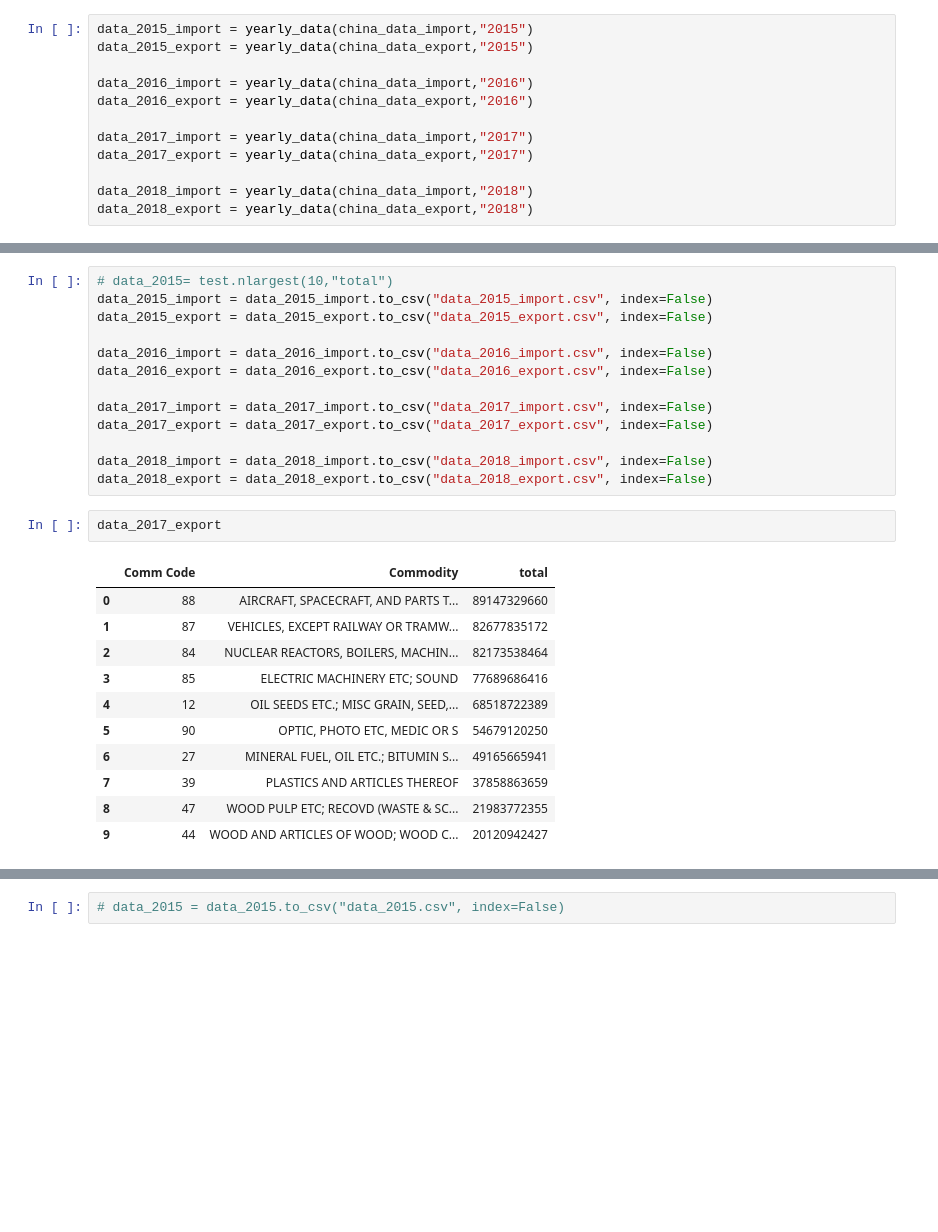
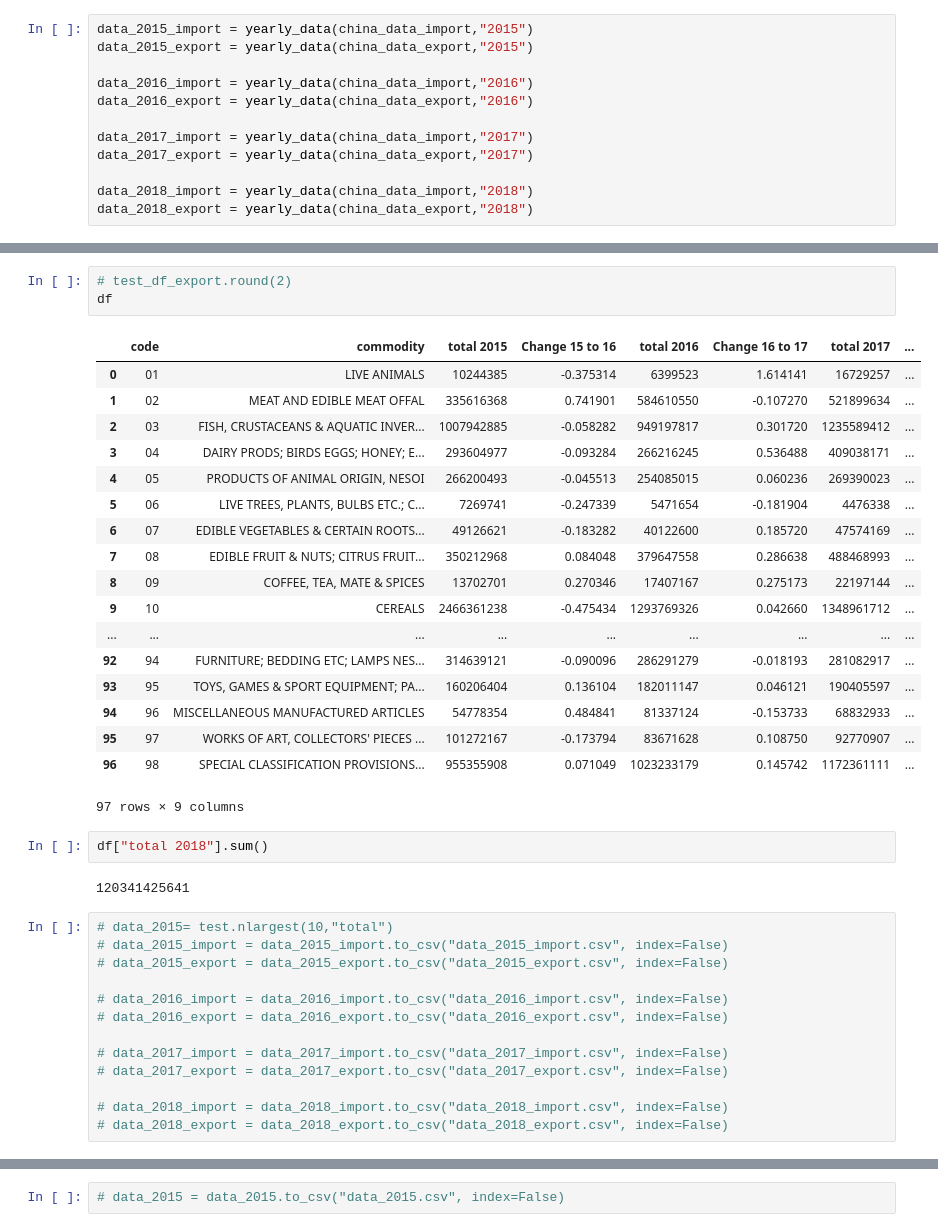
Before and after one commit to Sailendra-Mahapatra/Project2, a Jupyter notebook: malik/malik.ipynb, the cells around one changed output, grey strips where cells are left out. Drawn from its saved outputs; the diff is of its cells as text; blank space fills up the shorter version.

```diff
--- a/malik/malik.ipynb
+++ b/malik/malik.ipynb
@@ -99,27 +209,39 @@ data_2018_export = yearly_data(china_data_export,"2018")
+# %%
+# test_df_export.round(2)
+df
+# %% [output]
+|  | code | commodity | total 2015 | Change 15 to 16 | total 2016 | Change 16 to 17 | total 2017 | ... |
+| 0 | 01 | LIVE ANIMALS | 10244385 | -0.375314 | 6399523 | 1.614141 | 16729257 | ... |
+| 1 | 02 | MEAT AND EDIBLE MEAT OFFAL | 335616368 | 0.741901 | 584610550 | -0.107270 | 521899634 | ... |
+| 2 | 03 | FISH, CRUSTACEANS & AQUATIC INVER... | 1007942885 | -0.058282 | 949197817 | 0.301720 | 1235589412 | ... |
+| 3 | 04 | DAIRY PRODS; BIRDS EGGS; HONEY; E... | 293604977 | -0.093284 | 266216245 | 0.536488 | 409038171 | ... |
+| 4 | 05 | PRODUCTS OF ANIMAL ORIGIN, NESOI | 266200493 | -0.045513 | 254085015 | 0.060236 | 269390023 | ... |
+| 5 | 06 | LIVE TREES, PLANTS, BULBS ETC.; C... | 7269741 | -0.247339 | 5471654 | -0.181904 | 4476338 | ... |
+| 6 | 07 | EDIBLE VEGETABLES & CERTAIN ROOTS... | 49126621 | -0.183282 | 40122600 | 0.185720 | 47574169 | ... |
+| 7 | 08 | EDIBLE FRUIT & NUTS; CITRUS FRUIT... | 350212968 | 0.084048 | 379647558 | 0.286638 | 488468993 | ... |
+| 8 | 09 | COFFEE, TEA, MATE & SPICES | 13702701 | 0.270346 | 17407167 | 0.275173 | 22197144 | ... |
+| 9 | 10 | CEREALS | 2466361238 | -0.475434 | 1293769326 | 0.042660 | 1348961712 | ... |
+| ... | ... | ... | ... | ... | ... | ... | ... | ... |
+| 92 | 94 | FURNITURE; BEDDING ETC; LAMPS NES... | 314639121 | -0.090096 | 286291279 | -0.018193 | 281082917 | ... |
+| 93 | 95 | TOYS, GAMES & SPORT EQUIPMENT; PA... | 160206404 | 0.136104 | 182011147 | 0.046121 | 190405597 | ... |
+| 94 | 96 | MISCELLANEOUS MANUFACTURED ARTICLES | 54778354 | 0.484841 | 81337124 | -0.153733 | 68832933 | ... |
+| 95 | 97 | WORKS OF ART, COLLECTORS' PIECES ... | 101272167 | -0.173794 | 83671628 | 0.108750 | 92770907 | ... |
+| 96 | 98 | SPECIAL CLASSIFICATION PROVISIONS... | 955355908 | 0.071049 | 1023233179 | 0.145742 | 1172361111 | ... |
+97 rows × 9 columns
+# %%
+df["total 2018"].sum()
+# %% [output]
+120341425641
 # %%
 # data_2015= test.nlargest(10,"total")
-data_2015_import = data_2015_import.to_csv("data_2015_import.csv", index=False)
-data_2015_export = data_2015_export.to_csv("data_2015_export.csv", index=False)
+# data_2015_import = data_2015_import.to_csv("data_2015_import.csv", index=False)
+# data_2015_export = data_2015_export.to_csv("data_2015_export.csv", index=False)
 
-data_2016_import = data_2016_import.to_csv("data_2016_import.csv", index=False)
-data_2016_export = data_2016_export.to_csv("data_2016_export.csv", index=False)
+# data_2016_import = data_2016_import.to_csv("data_2016_import.csv", index=False)
+# data_2016_export = data_2016_export.to_csv("data_2016_export.csv", index=False)
 
-data_2017_import = data_2017_import.to_csv("data_2017_import.csv", index=False)
-data_2017_export = data_2017_export.to_csv("data_2017_export.csv", index=False)
+# data_2017_import = data_2017_import.to_csv("data_2017_import.csv", index=False)
+# data_2017_export = data_2017_export.to_csv("data_2017_export.csv", index=False)
 
-data_2018_import = data_2018_import.to_csv("data_2018_import.csv", index=False)
-data_2018_export = data_2018_export.to_csv("data_2018_export.csv", index=False)
+# data_2018_import = data_2018_import.to_csv("data_2018_import.csv", index=False)
+# data_2018_export = data_2018_export.to_csv("data_2018_export.csv", index=False)
-# %%
-data_2017_export
-# %% [output]
-|  | Comm Code | Commodity | total |
-| 0 | 88 | AIRCRAFT, SPACECRAFT, AND PARTS T... | 89147329660 |
-| 1 | 87 | VEHICLES, EXCEPT RAILWAY OR TRAMW... | 82677835172 |
-| 2 | 84 | NUCLEAR REACTORS, BOILERS, MACHIN... | 82173538464 |
-| 3 | 85 | ELECTRIC MACHINERY ETC; SOUND | 77689686416 |
-| 4 | 12 | OIL SEEDS ETC.; MISC GRAIN, SEED,... | 68518722389 |
-| 5 | 90 | OPTIC, PHOTO ETC, MEDIC OR S | 54679120250 |
-| 6 | 27 | MINERAL FUEL, OIL ETC.; BITUMIN S... | 49165665941 |
-| 7 | 39 | PLASTICS AND ARTICLES THEREOF | 37858863659 |
-| 8 | 47 | WOOD PULP ETC; RECOVD (WASTE & SC... | 21983772355 |
-| 9 | 44 | WOOD AND ARTICLES OF WOOD; WOOD C... | 20120942427 |
```
Also changed, not shown: parts of 22 cells of this notebook, 16 other files.
